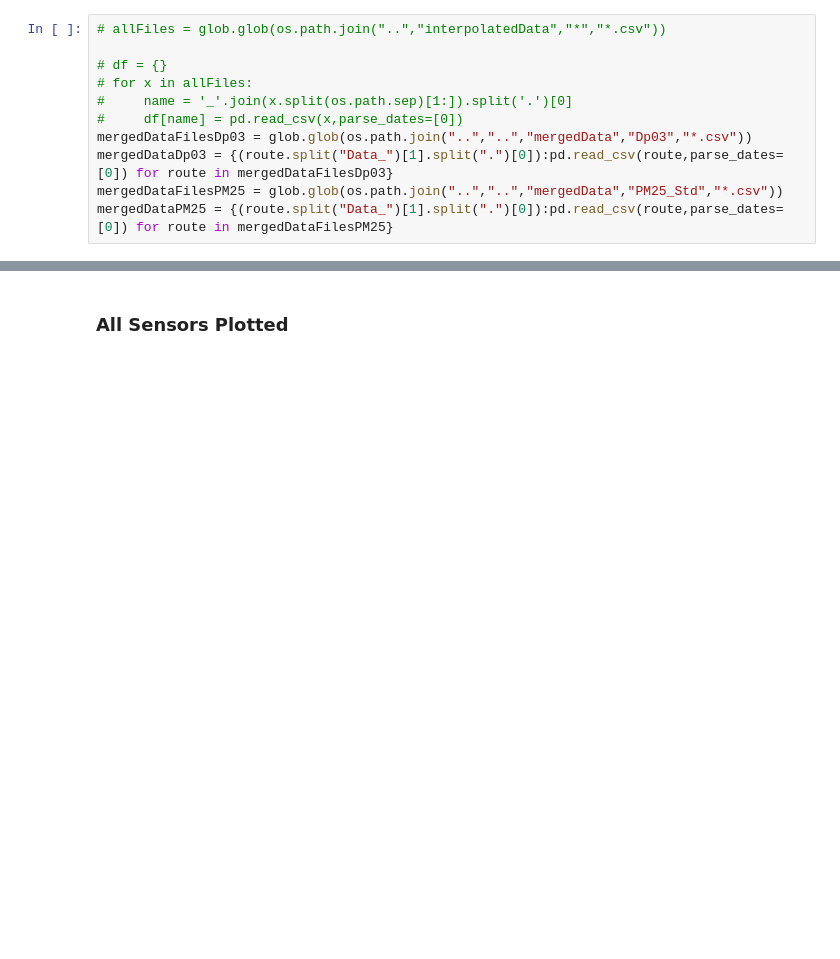
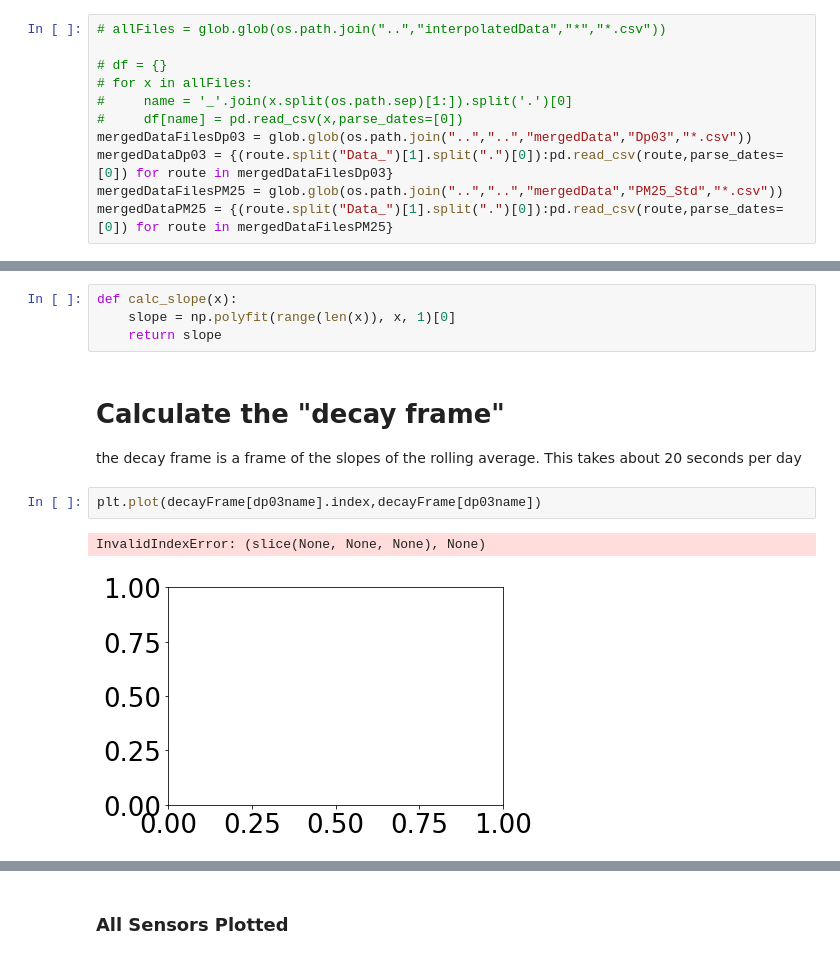
Before and after one commit to rrochlin/DataProcessingMaster, a Jupyter notebook: project/Analysis.ipynb, the cells around one changed output, grey strips where cells are left out. Saved outputs shown, nothing was run; the diff lists cells and outputs as text; blank space fills up the shorter version.

```diff
--- a/project/Analysis.ipynb
+++ b/project/Analysis.ipynb
@@ -47,0 +49,12 @@ dict_keys(['4-13-22', '4-14-22', '4-15-22', '4-18-22', '4-19-22', '4-20-22', '4-
+# %%
+def calc_slope(x):
+    slope = np.polyfit(range(len(x)), x, 1)[0]
+    return slope
+# %% [markdown]
+# Calculate the "decay frame"
+the decay frame is a frame of the slopes of the rolling average. This takes about 20 seconds per day
+# %%
+plt.plot(decayFrame[dp03name].index,decayFrame[dp03name])
+# %% [output]
+InvalidIndexError: (slice(None, None, None), None)
+[figure, added]
```
Also changed, not shown: parts of 4 cells of this notebook, 1 other file.
